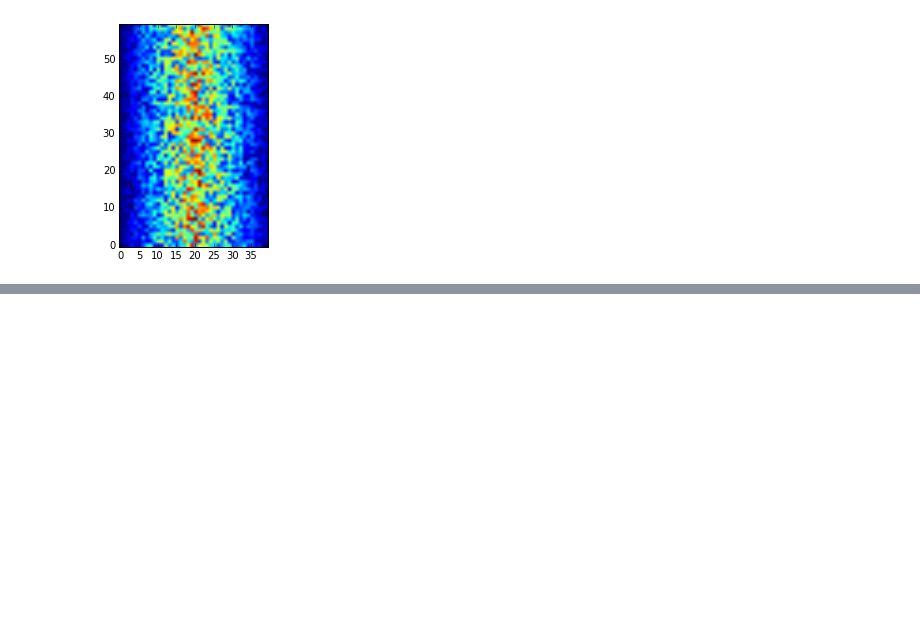
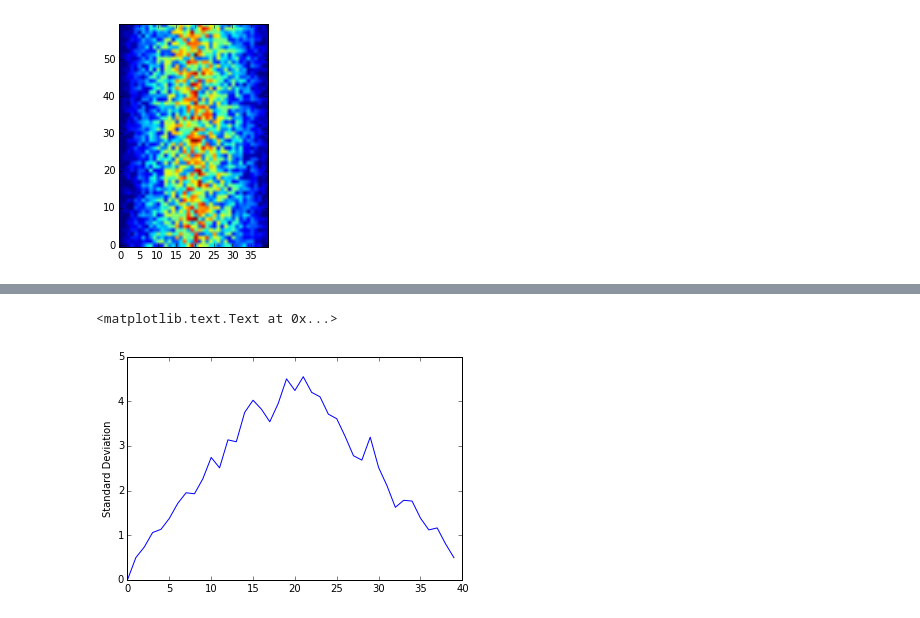
Before and after one commit to camillescott/2015-08-16-ucdavis-wise, a Jupyter notebook: python/az_first_notebook.ipynb, the cells around one changed output, grey strips where cells are left out. Cells and saved outputs as stored; diff of their text form; code cells hidden in the pictures; blank space fills up the shorter version.

```diff
--- a/python/az_first_notebook.ipynb
+++ b/python/az_first_notebook.ipynb
@@ -260,0 +319,8 @@ image = matplotlib.pyplot.imshow(data)
+# %%
+fig = matplotlib.pyplot.figure()
+ax = fig.add_subplot(1, 1, 1)
+stdev_plot = ax.plot(data.std(axis = 0))
+ax.set_ylabel('Standard Deviation')
+# %% [output]
+<matplotlib.text.Text at 0x...>
+[figure, added]
```
Also changed, not shown: parts of 50 cells of this notebook, 1 other file.
